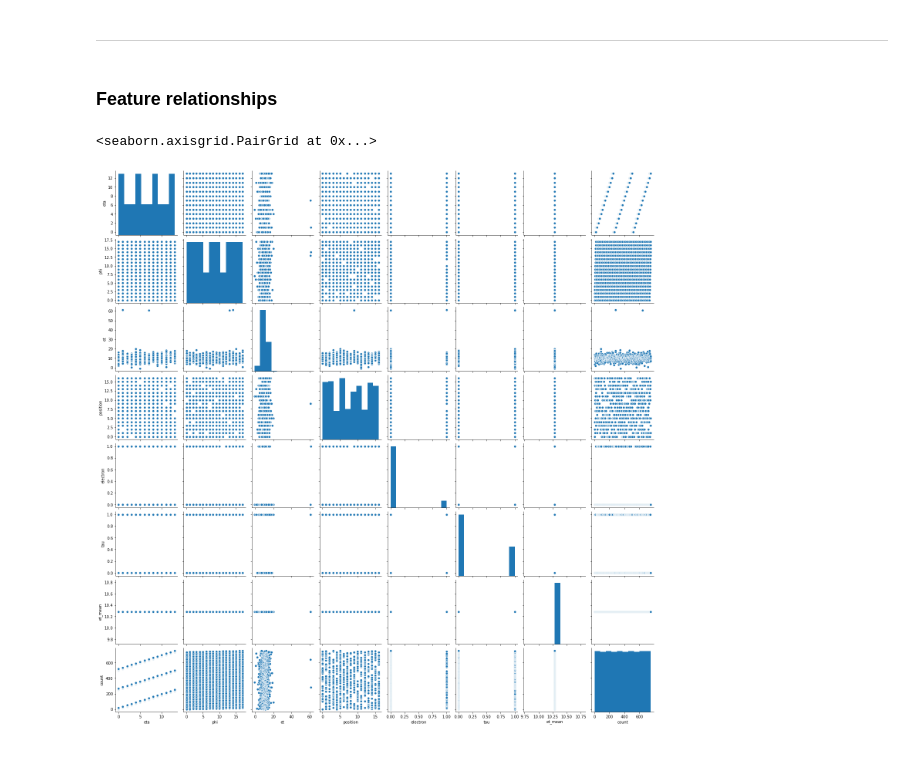
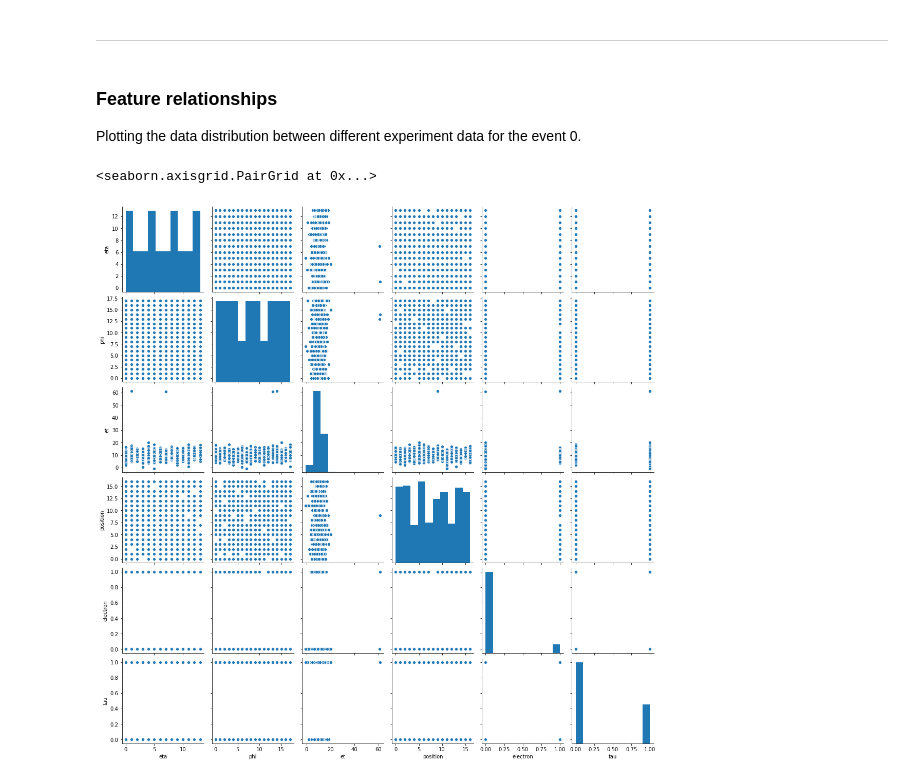
Before and after one commit to SridharaDasu/CMSMLProjectData, a Jupyter notebook: EDA_allData.ipynb, the cells around one changed output. Saved outputs shown, nothing was run; the diff lists cells and outputs as text; code cells hidden in the pictures.

Commit message:
Added code for analyzing data

```diff
--- a/EDA_allData.ipynb
+++ b/EDA_allData.ipynb
@@ -24,6 +26,9 @@ data_bg = pd.read_csv("output_data/BackgroundRegionData.csv") # Background Regio
 # %%
 data_elec = pd.read_csv("output_data/ElectronRegionData.csv") # Electron Region
-data_tau = pd.read_csv("output_data/TauRegionData.csv") # Tau Region
+data_elec['signal'] = 'electron'
+# %%
+data_tau = pd.read_csv("output_data/TauRegionData.csv") # Tau Region
+data_tau['signal'] = 'tau'
 # %% [markdown]
 Merge all three data.
 # %%
@@ -58,3 +65,6 @@ df_merged.shape
+# %%
+# Sort the values based on event
+df_merged.sort_values('event', inplace=True)
 # %% [markdown]
 Check for null values.
 # %%
@@ -189,9 +224,13 @@ plt.legend()
 # %% [markdown]
 ---
-# %% [markdown]
-### Feature relationships
+# %% [markdown]
+### Feature relationships
+
+Plotting the data distribution between different experiment data for the event 0.
+# %%
+numerical_feats = ['eta', 'phi', 'et', 'position', 'electron', 'tau']
 # %%
-sns.pairplot(zero_df.drop('event', axis = 1))
+sns.pairplot(zero_df[numerical_feats])
 # %% [output]
 <seaborn.axisgrid.PairGrid at 0x...>
-[figure, old version]
+[figure, new version]
```
Also changed, not shown: parts of 34 cells of this notebook, 1 other file.
